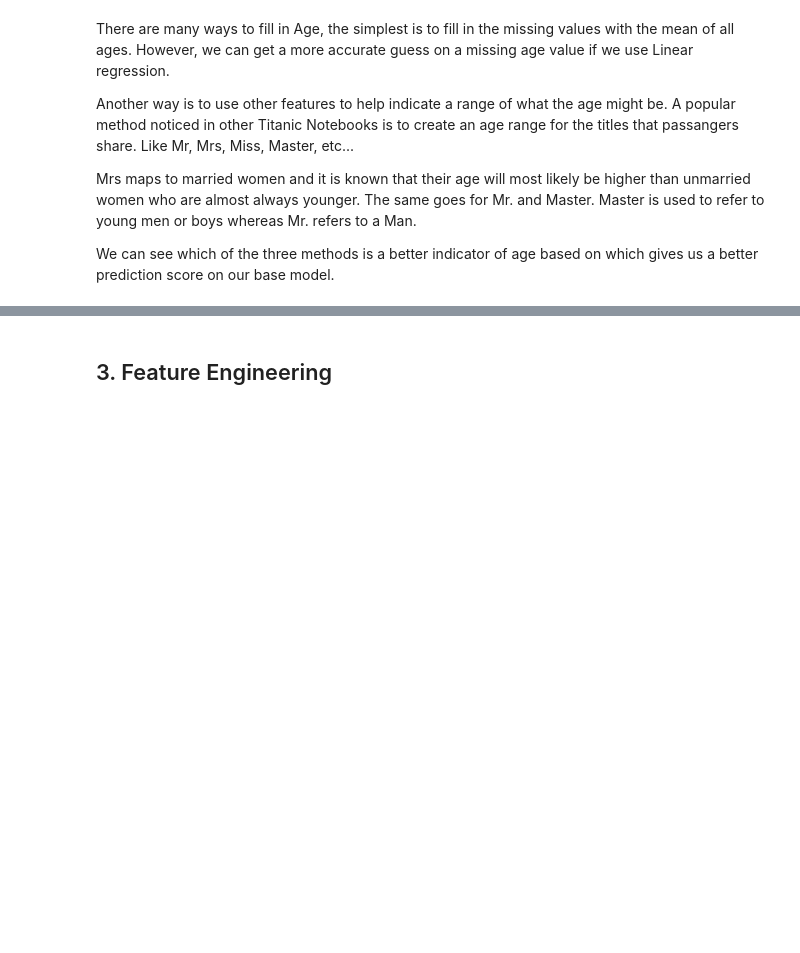
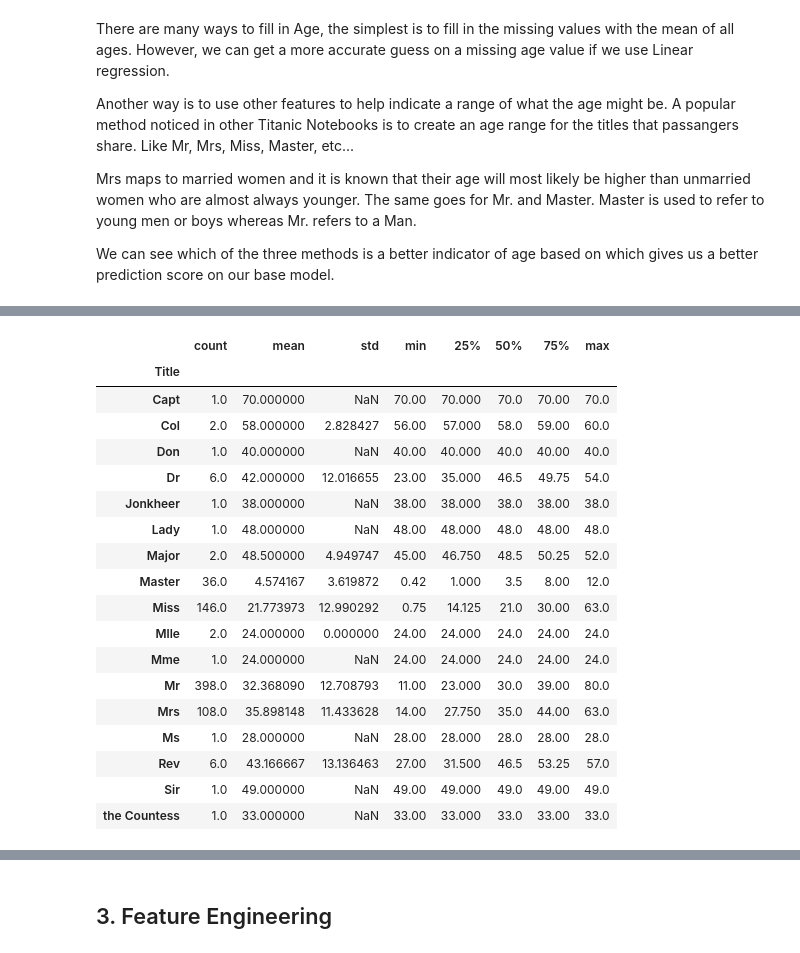
Before and after one commit to MaxymWojnowskyj/Titanic-ML-Comp, a Jupyter notebook: Titanic_NoteBook.ipynb, the cells around one changed output, grey strips where cells are left out. Cells and saved outputs as stored; diff of their text form; code cells hidden in the pictures; blank space fills up the shorter version.

```diff
--- a/Titanic_NoteBook.ipynb
+++ b/Titanic_NoteBook.ipynb
@@ -317,6 +319,9 @@ TT = total passengers in cabin cluster 0, 1, 2, and 3
 Observed_CC0_Surv = (Ts) * (Tcc0 / TT)
 
 If we take the total amount of survived passengers and multiply it by the % of passengers that are in cluster zero then we are saying that the % of survived passengers in cluster zero out of all the survived passengers should be the same as the % of passengers that are in cluster zero. Doing this for each cluster creates the expected survival count for each cluster distributing it evenly across each cluster. This creates the expected observation that there should be no difference in survival rate between the different clusters.
+# %%
+def getChiSq(exp, obs):
+    return ((obs - exp)**2)/exp
 # %%
 Tcc = []
 Tcc_surv = []
@@ -342,8 +347,8 @@ for i in range(k):
     obsv_s_i = Tcc_surv[i]
     exp_n_i = Tns * (Tcc[i]/TT)
     obsv_n_i= Tcc_no_surv[i]
-    chi_sq += ((obsv_s_i - exp_s_i)**2)/exp_s_i
-    chi_sq += ((obsv_n_i - exp_n_i)**2)/exp_n_i
+    chi_sq += getChiSq(exp_s_i, obsv_s_i) #((obsv_s_i - exp_s_i)**2)/exp_s_i
+    chi_sq += getChiSq(exp_n_i, obsv_n_i) #((obsv_n_i - exp_n_i)**2)/exp_n_i
     expected_surv_vals.append(exp_s_i)
     expected_nosurv_vals.append(exp_n_i)
 
@@ -550,7 +562,7 @@ pred_idx = 0
 for i in range(len(train)):
     #fill in the missing value with its associated LR predicted value
     if pd.isna(train.loc[train.index[i], 'Age']):
-        train.loc[train.index[i], 'Age_w_LR'] = predict[pred_idx]
+        train.loc[train.index[i], 'Age_w_LR'] = max(1, predict[pred_idx]) # overwrite the prediction of age values less than 1
         pred_idx += 1
     #otherwise fill in the cell with its Age value
     else:
@@ -591,0 +572,2 @@ train[train['Age'].isna()]
+# %%
+train['Title'] = train['Name'].str.split(', ').str[1].str.split('.').str[0]
@@ -591,0 +583,23 @@ train[train['Age'].isna()]
+# %%
+# try moving this title adding before doing age with linear regression to see if we can get the lr model to perform even better
+train[~train['Age'].isna()].groupby('Title')['Age'].describe()
+# %% [output]
+|  | count | mean | std | min | 25% | 50% | 75% | max |
+| Title |  |  |  |  |  |  |  |  |
+| Capt | 1.0 | 70.000000 | NaN | 70.00 | 70.000 | 70.0 | 70.00 | 70.0 |
+| Col | 2.0 | 58.000000 | 2.828427 | 56.00 | 57.000 | 58.0 | 59.00 | 60.0 |
+| Don | 1.0 | 40.000000 | NaN | 40.00 | 40.000 | 40.0 | 40.00 | 40.0 |
+| Dr | 6.0 | 42.000000 | 12.016655 | 23.00 | 35.000 | 46.5 | 49.75 | 54.0 |
+| Jonkheer | 1.0 | 38.000000 | NaN | 38.00 | 38.000 | 38.0 | 38.00 | 38.0 |
+| Lady | 1.0 | 48.000000 | NaN | 48.00 | 48.000 | 48.0 | 48.00 | 48.0 |
+| Major | 2.0 | 48.500000 | 4.949747 | 45.00 | 46.750 | 48.5 | 50.25 | 52.0 |
+| Master | 36.0 | 4.574167 | 3.619872 | 0.42 | 1.000 | 3.5 | 8.00 | 12.0 |
+| Miss | 146.0 | 21.773973 | 12.990292 | 0.75 | 14.125 | 21.0 | 30.00 | 63.0 |
+| Mlle | 2.0 | 24.000000 | 0.000000 | 24.00 | 24.000 | 24.0 | 24.00 | 24.0 |
+| Mme | 1.0 | 24.000000 | NaN | 24.00 | 24.000 | 24.0 | 24.00 | 24.0 |
+| Mr | 398.0 | 32.368090 | 12.708793 | 11.00 | 23.000 | 30.0 | 39.00 | 80.0 |
+| Mrs | 108.0 | 35.898148 | 11.433628 | 14.00 | 27.750 | 35.0 | 44.00 | 63.0 |
+| Ms | 1.0 | 28.000000 | NaN | 28.00 | 28.000 | 28.0 | 28.00 | 28.0 |
+| Rev | 6.0 | 43.166667 | 13.136463 | 27.00 | 31.500 | 46.5 | 53.25 | 57.0 |
+| Sir | 1.0 | 49.000000 | NaN | 49.00 | 49.000 | 49.0 | 49.00 | 49.0 |
+| the Countess | 1.0 | 33.000000 | NaN | 33.00 | 33.000 | 33.0 | 33.00 | 33.0 |
```
Also changed, not shown: parts of 20 cells of this notebook.
